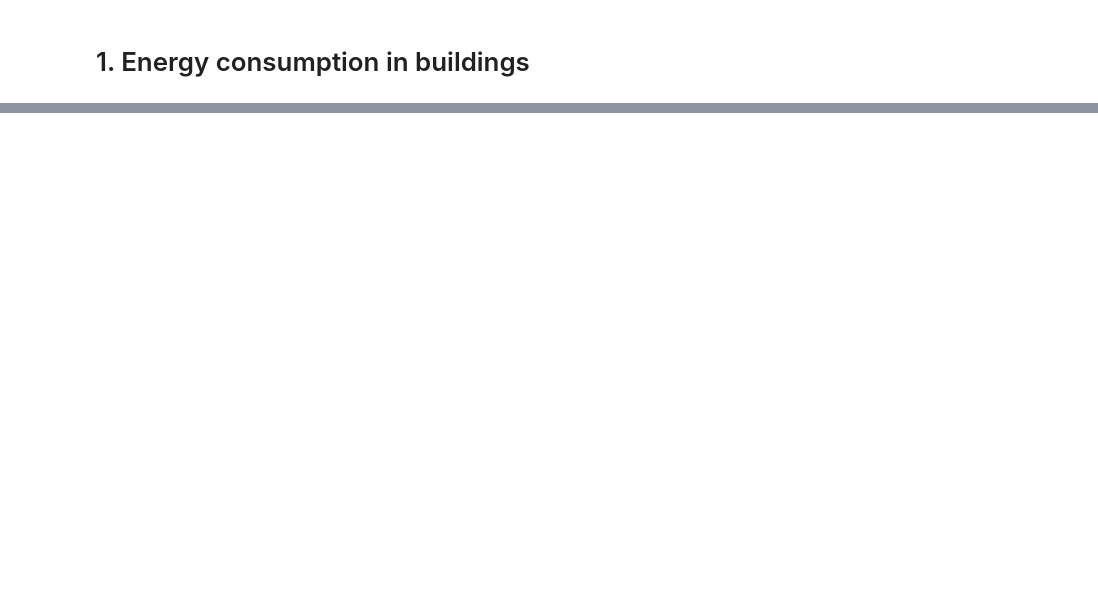
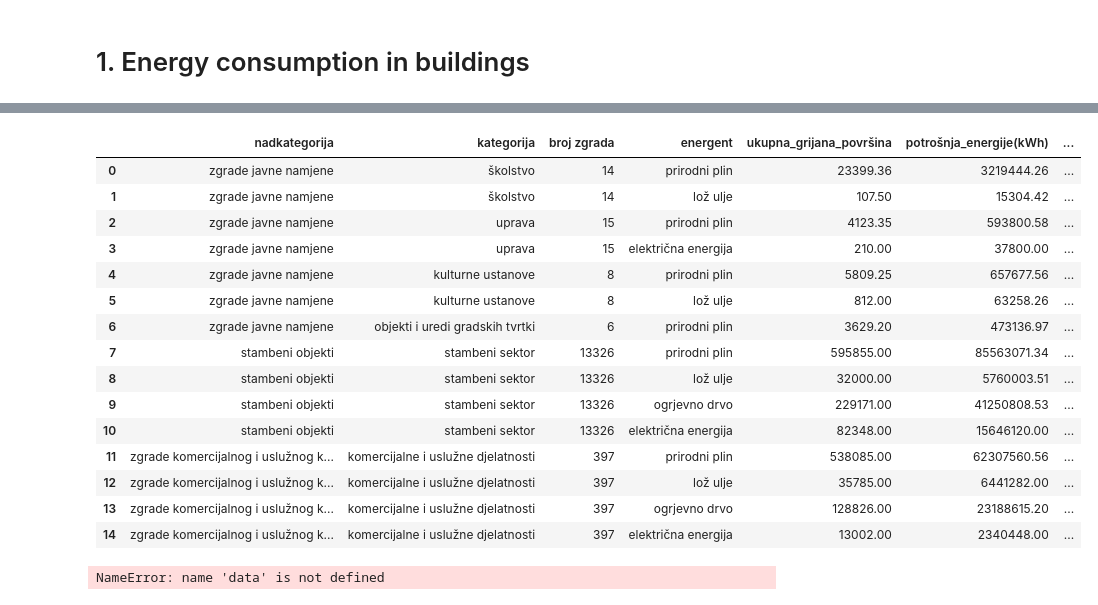
Before and after one commit to Green-Zone-Lab/vk_secap, a Jupyter notebook: notebooks/2011_Base_inventory.ipynb, the cells around one changed output, grey strips where cells are left out. Saved outputs shown, nothing was run; the diff lists cells and outputs as text; code cells hidden in the pictures; blank space fills up the shorter version.

```diff
--- a/notebooks/2011_Base_inventory.ipynb
+++ b/notebooks/2011_Base_inventory.ipynb
@@ -194,2 +19,6 @@ Name: potrošnja_dizelskog_goriva(l), dtype: float64
+# %%
+trans = pd.read_csv('../data/privatna_vozila_2011.csv')
+heat = pd.read_csv('../data/vinkovci_grijanje_2011.csv')
+ele = pd.read_csv('../data/vinkovci_struja_2011.csv')
 # %%
 charts = Energy2011()
@@ -215,0 +49,43 @@ gas_by_category = charts.gas_by_category()
+# %%
+heat
+# %% [output]
+|  | nadkategorija | kategorija | broj zgrada | energent | ukupna_grijana_površina | potrošnja_energije(kWh) | ... |
+| 0 | zgrade javne namjene | školstvo | 14 | prirodni plin | 23399.36 | 3219444.26 | ... |
+| 1 | zgrade javne namjene | školstvo | 14 | lož ulje | 107.50 | 15304.42 | ... |
+| 2 | zgrade javne namjene | uprava | 15 | prirodni plin | 4123.35 | 593800.58 | ... |
+| 3 | zgrade javne namjene | uprava | 15 | električna energija | 210.00 | 37800.00 | ... |
+| 4 | zgrade javne namjene | kulturne ustanove | 8 | prirodni plin | 5809.25 | 657677.56 | ... |
+| 5 | zgrade javne namjene | kulturne ustanove | 8 | lož ulje | 812.00 | 63258.26 | ... |
+| 6 | zgrade javne namjene | objekti i uredi gradskih tvrtki | 6 | prirodni plin | 3629.20 | 473136.97 | ... |
+| 7 | stambeni objekti | stambeni sektor | 13326 | prirodni plin | 595855.00 | 85563071.34 | ... |
+| 8 | stambeni objekti | stambeni sektor | 13326 | lož ulje | 32000.00 | 5760003.51 | ... |
+| 9 | stambeni objekti | stambeni sektor | 13326 | ogrjevno drvo | 229171.00 | 41250808.53 | ... |
+| 10 | stambeni objekti | stambeni sektor | 13326 | električna energija | 82348.00 | 15646120.00 | ... |
+| 11 | zgrade komercijalnog i uslužnog k... | komercijalne i uslužne djelatnosti | 397 | prirodni plin | 538085.00 | 62307560.56 | ... |
+| 12 | zgrade komercijalnog i uslužnog k... | komercijalne i uslužne djelatnosti | 397 | lož ulje | 35785.00 | 6441282.00 | ... |
+| 13 | zgrade komercijalnog i uslužnog k... | komercijalne i uslužne djelatnosti | 397 | ogrjevno drvo | 128826.00 | 23188615.20 | ... |
+| 14 | zgrade komercijalnog i uslužnog k... | komercijalne i uslužne djelatnosti | 397 | električna energija | 13002.00 | 2340448.00 | ... |
+# %%
+df = pd.DataFrame(data)
+
+# Pivot the data to get categories in rows and energents as columns
+df_pivot = df.pivot(index='kategorija', columns='energent', values='potrošnja_energije(kWh)').fillna(0)
+
+# Reorder columns to ensure correct hues
+order = ['prirodni plin', 'lož ulje', 'ogrjevno drvo', 'električna energija']
+df_pivot = df_pivot[order]
+
+# Sort by total consumption
+df_pivot['Total'] = df_pivot.sum(axis=1)
+df_pivot = df_pivot.sort_values(by='Total', ascending=True).drop(columns=['Total'])
+
+# Plot
+ax = df_pivot.plot(kind='barh', stacked=True, figsize=(12, 6), logx=True, width=0.5)
+ax.set_xlabel('Potrošnja Energije (kWh) - Log Scale')
+ax.set_title('Potrošnja Energije by Kategorija and Energent')
+plt.xticks(fontsize=8)
+plt.yticks(fontsize=8)
+plt.tight_layout()
+plt.show()
+# %% [output]
+NameError: name 'data' is not defined
```
Also changed, not shown: parts of 53 cells of this notebook, 4 other files.
